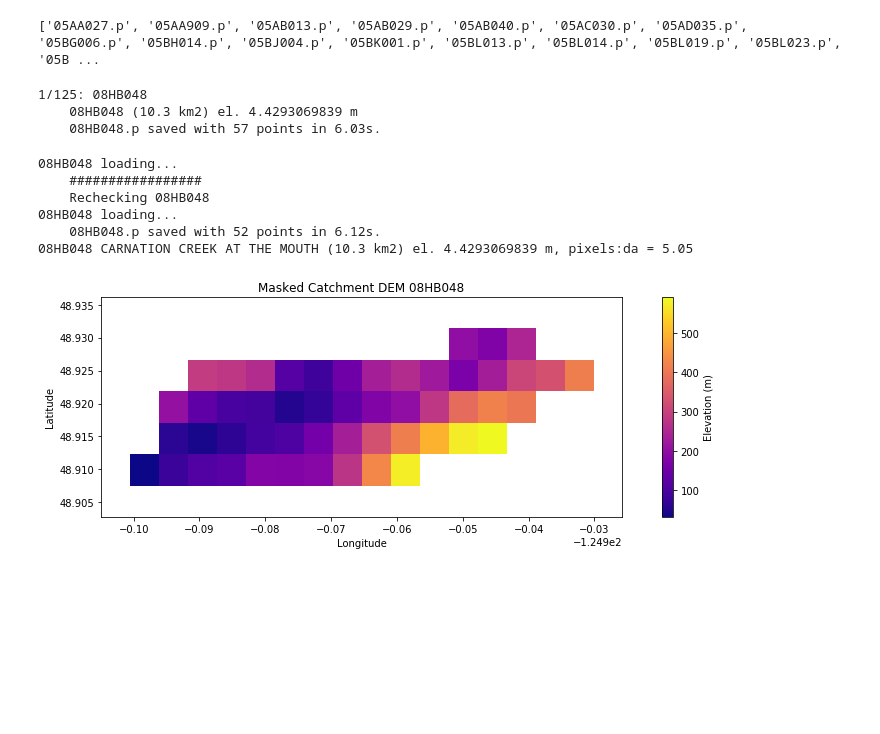
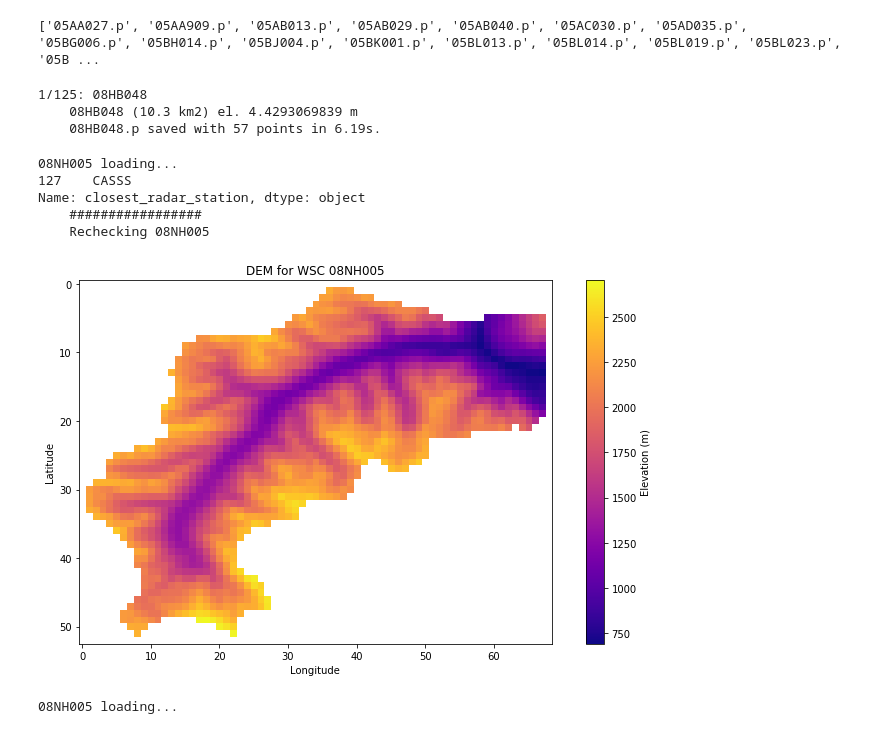
Before and after one commit to dankovacek/precip_radar, a Jupyter notebook: Process_Flow_Dir.ipynb, the cells around one changed output. Cells and saved outputs as stored; diff of their text form; code cells hidden in the pictures; blank space fills up the shorter version.

```diff
--- a/Process_Flow_Dir.ipynb
+++ b/Process_Flow_Dir.ipynb
@@ -236,15 +236,15 @@ ddd = pickle.load( open(os.path.join(dem_save_path, all_pickles[0]), "rb" ) )
 ['05AA027.p', '05AA909.p', '05AB013.p', '05AB029.p', '05AB040.p', '05AC030.p', '05AD035.p', '05BG006.p', '05BH014.p', '05BJ004.p', '05BK001.p', '05BL013.p', '05BL014.p', '05BL019.p', '05BL023.p', '05B ...
 # %%
 i = 1
-sites = sorted(all_sites)
-for stn in ['08HB048']:#sites[:1]:
-    print('{}/{}: {}'.format(i, len(all_sites), stn))
-    c = delineate_catchment_and_save_dem(stn)
-    i += 1
+# sites = sorted(all_sites)
+# for stn in ['08HB048']:#sites[:1]:
+#     print('{}/{}: {}'.format(i, len(all_sites), stn))
+#     c = delineate_catchment_and_save_dem(stn)
+#     i += 1
 # %% [output]
 1/125: 08HB048
     08HB048 (10.3 km2) el. 4.4293069839 m
-    08HB048.p saved with 57 points in 6.03s.
+    08HB048.p saved with 57 points in 6.19s.
 # %%
 def get_dem_data(stn, check_accum):
     print('{} loading...'.format(stn))
@@ -259,15 +259,16 @@ def get_dem_data(stn, check_accum):
         stn_da = stn_info['DA'].values[0]
         stn_name = stn_info['Station Name'].values[0]
         stn_el = stn_info['Elevation'].values[0]
+        print(stn_info['closest_radar_station'])
         x, y = stn_info['Longitude'].values[0], stn_info['Latitude'].values[0]
 
         basin_geom = basin_data.geometry
         basin_geom = basin_geom.to_crs(4326)
         basin_bounds = basin_geom.bounds
-        basin_bbox = tuple((basin_bounds['minx'].values[0] - 0.001,
-                    basin_bounds['miny'].values[0] - 0.001,
-                    basin_bounds['maxx'].values[0] + 0.001,
-                    basin_bounds['maxy'].values[0] + 0.001))
+        basin_bbox = tuple((basin_bounds['minx'].values[0] - 0.002,
+                    basin_bounds['miny'].values[0] - 0.002,
+                    basin_bounds['maxx'].values[0] + 0.002,
+                    basin_bounds['maxy'].values[0] + 0.002))
 
         # For DEM plot
         # Specify directional mapping
@@ -314,33 +315,39 @@ def get_dem_data(stn, check_accum):
                 print('    {}.p saved with {} points in {:.2f}s.'.format(stn, nns, t1-t0))
 
         print('{} {} ({} km2) el. {} m, pixels:da = {:.2f}'.format(stn, stn_name, stn_da, stn_el, nns/stn_da))
-        return catch, True
+        return c, True
 # %%
-for stn in ['08HB048']:#sites[27:]:
-    catch, check = get_dem_data(stn, check_accum=False)
-    if check == False:
-        catch, check = get_dem_data(stn, check_accum=True)
-    if check == False:
-        print('')
-        print('{} is no good')
-        print('')
+for stn in ['08NH005']:#sites[27:]:
+    catch, check = get_dem_data(stn, check_accum=True)
+#     if check == False:
+#         catch, check = get_dem_data(stn, check_accum=True)
+#     if check == False:
+#         print('')
+#         print('{} is no good')
+#         print('')
 # %% [output]
-08HB048 loading...
+08NH005 loading...
+127    CASSS
+Name: closest_radar_station, dtype: object
     #################
-    Rechecking 08HB048
-08HB048 loading...
-    08HB048.p saved with 52 points in 6.12s.
-08HB048 CARNATION CREEK AT THE MOUTH (10.3 km2) el. 4.4293069839 m, pixels:da = 5.05
+    Rechecking 08NH005
 # %%
-fig, ax = plt.subplots(1, 1, figsize=(12, 4))
-plt.imshow(catch, extent=catch.extent, zorder=1, cmap='plasma')
+fig, ax = plt.subplots(1, 1, figsize=(10, 6))
+plt.imshow(catch, zorder=1, cmap='plasma')
 plt.colorbar(label='Elevation (m)')
 # ax.scatter(x, y, marker='x', c='r', zorder=2)
-plt.title('Masked Catchment DEM 08HB048')
+plt.title('DEM for WSC {}'.format('08NH005'))
 ax.set_xlabel('Longitude')
 ax.set_ylabel('Latitude')
 plt.tight_layout()
 # %% [output]
-[figure, old version]
+[figure, new version]
 # %%
 bad_stns = '05BK001', '05AB013', '05HB013', '05BL022'
+# %%
+print('{} loading...'.format(stn))
+
+t0 = time.time()
+basin_data = get_basin_data(stn)
+# %% [output]
+08NH005 loading...
```
Also changed, not shown: parts of 5 cells of this notebook, 9 other files.
